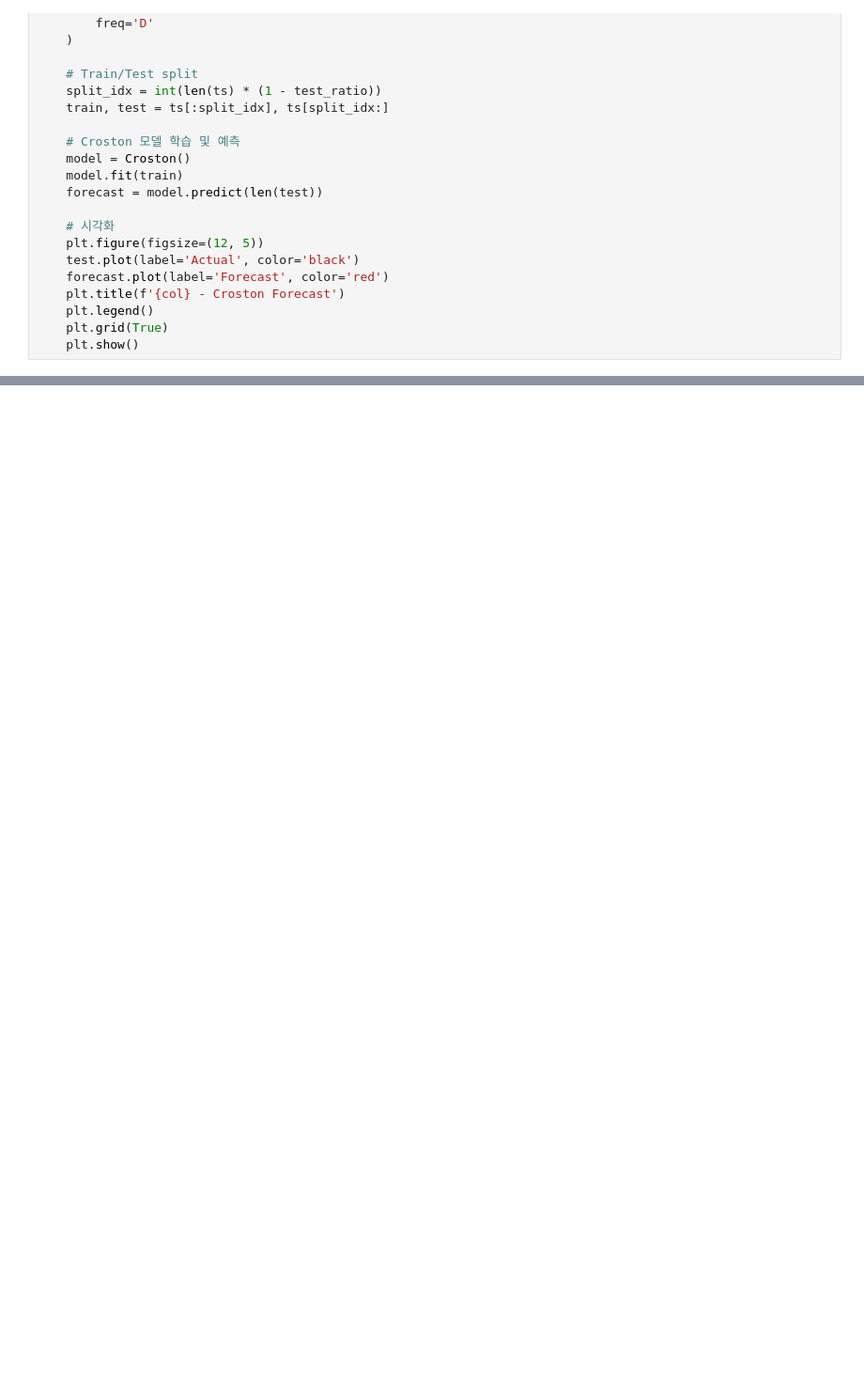
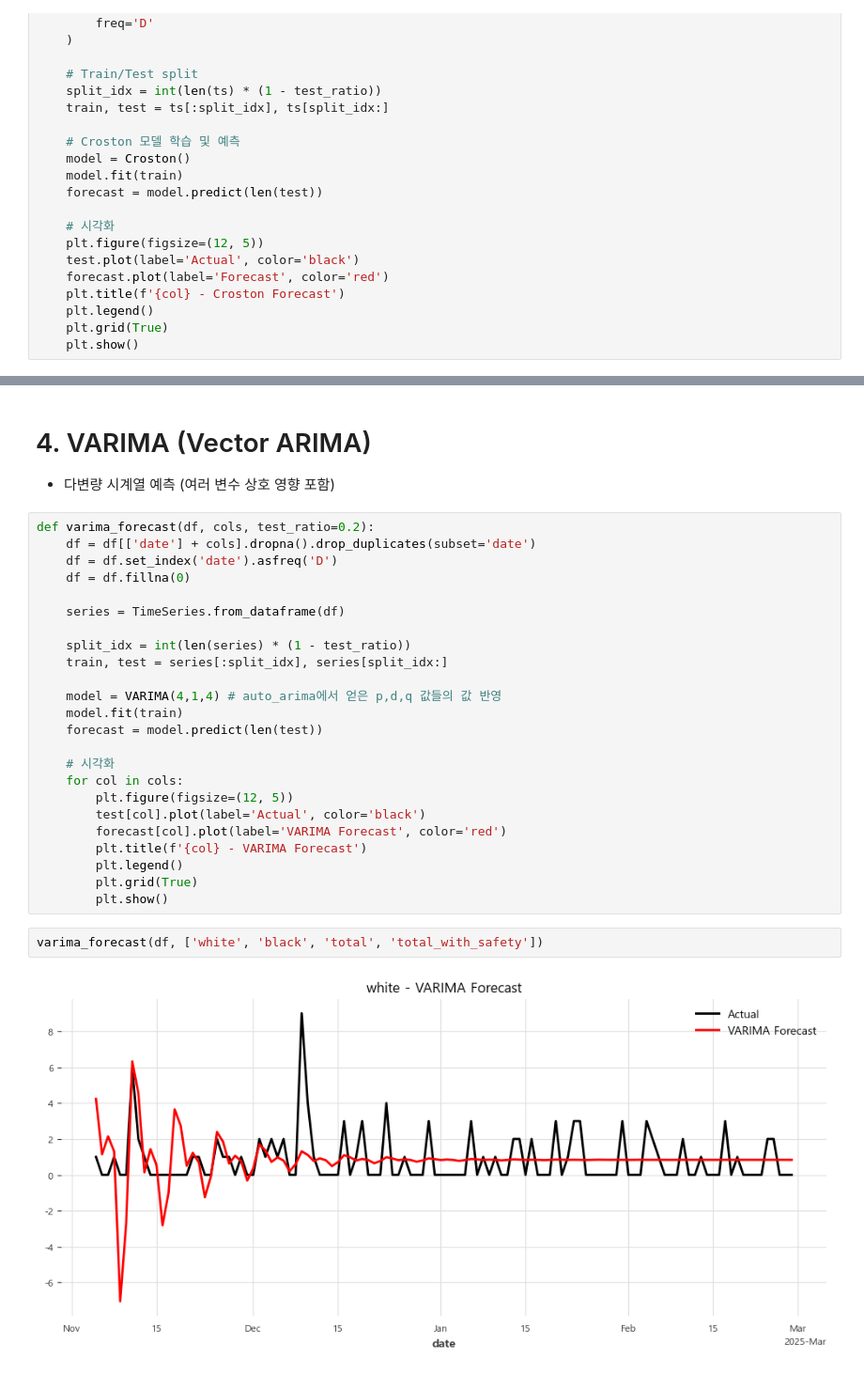
Before and after one commit to jiyunwoo02/AIaaS, a Jupyter notebook: 물류진흥재단/0423 화이트블랙 모델링.ipynb, the cells around one changed output, grey strips where cells are left out. Shown at 94% size. Cells and saved outputs as stored; diff of their text form; blank space fills up the shorter version.

```diff
--- a/물류진흥재단/0423 화이트블랙 모델링.ipynb
+++ b/물류진흥재단/0423 화이트블랙 모델링.ipynb
@@ -239,0 +289,31 @@ croston_forecast(df, 'total_with_safety')
+# %% [markdown]
+# 4. VARIMA (Vector ARIMA)
+- 다변량 시계열 예측 (여러 변수 상호 영향 포함)
+# %%
+def varima_forecast(df, cols, test_ratio=0.2):
+    df = df[['date'] + cols].dropna().drop_duplicates(subset='date')
+    df = df.set_index('date').asfreq('D')
+    df = df.fillna(0)
+
+    series = TimeSeries.from_dataframe(df)
+
+    split_idx = int(len(series) * (1 - test_ratio))
+    train, test = series[:split_idx], series[split_idx:]
+
+    model = VARIMA(4,1,4) # auto_arima에서 얻은 p,d,q 값들의 값 반영
+    model.fit(train)
+    forecast = model.predict(len(test))
+
+    # 시각화
+    for col in cols:
+        plt.figure(figsize=(12, 5))
+        test[col].plot(label='Actual', color='black')
+        forecast[col].plot(label='VARIMA Forecast', color='red')
+        plt.title(f'{col} - VARIMA Forecast')
+        plt.legend()
+        plt.grid(True)
+        plt.show()
+# %%
+varima_forecast(df, ['white', 'black', 'total', 'total_with_safety'])
+# %% [output]
+[figure, added]
```
Also changed, not shown: parts of 16 cells of this notebook.
